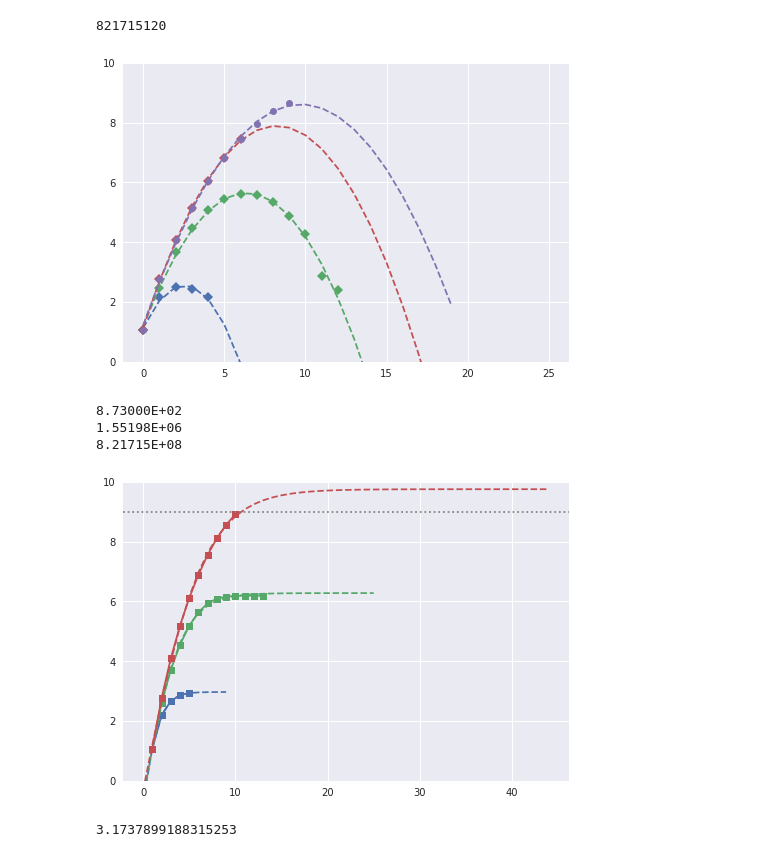
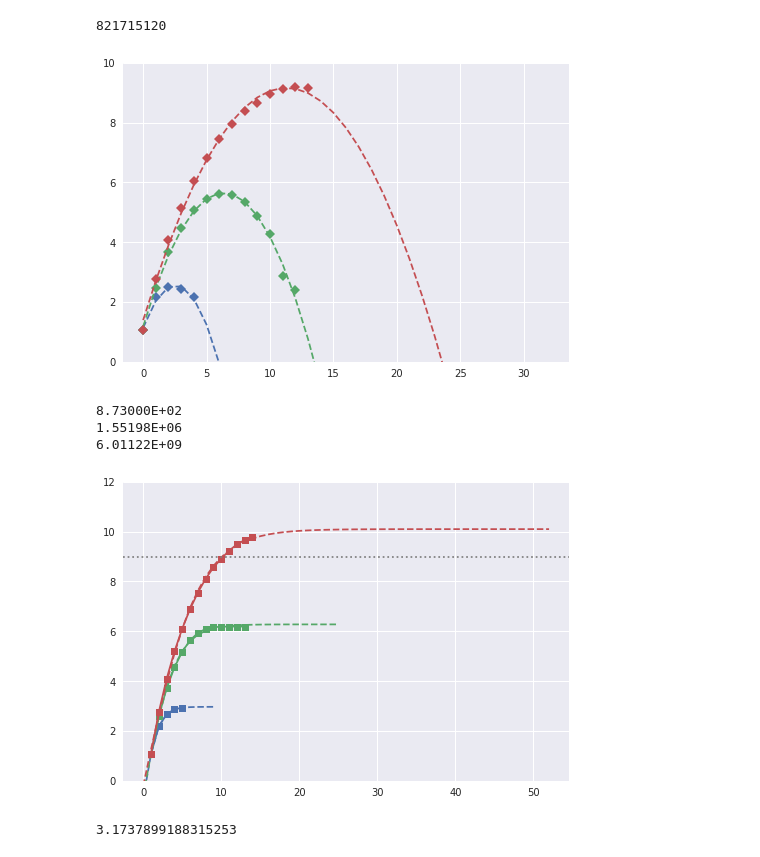
Before and after one commit to cygnus2/FQLMs, a Jupyter notebook: python_notebooks/state_scaling.ipynb, the cells around one changed output. Saved outputs shown, nothing was run; the diff lists cells and outputs as text; code cells hidden in the pictures.

```diff
--- a/python_notebooks/state_scaling.ipynb
+++ b/python_notebooks/state_scaling.ipynb
@@ -80,41 +82,40 @@ from scipy.optimize import curve_fit
 states = {
     2: [12, 144, 308, 265, 144],
     4: [12, 284, 4736, 30528, 116204, 284224, 424576, 385024, 213696, 72576, 18992, 768, 256],
-    6 : [12, 576, 11928, 143136, 1137900, 6509808, 28093040], #93132144, 236314128, 456372448],
-    8 : [12, 576, 11928, 143136, 1137900, 6509808, 28093040, 93132144, 236314128, 456372448]
+    6 : [12, 576, 11928, 143136, 1137900, 6509808, 28093040, 93132144, 236314128, 456372448, 912744896, 1348113888, 1543935936, 1384706304]
 }
 
 cutoffs = {k : len(states[k]) for k in states}
 cutoffs[6] += 5
 
 with plt.style.context('seaborn'):
     fig, ax = plt.subplots()
 
 
     for i, (Lz, s) in enumerate(states.items()):
 
         x = np.arange(len(s))
         y = np.log10(s)
         line = ax.plot(x, y, ls='', marker='o' if Lz==8 else 'D')
 
 
         func = lambda x, a, b, c: a + b*x + c*x**2
         p, c = curve_fit(func, x, y)
         xf = np.arange(len(y)+cutoffs[Lz])
         ax.plot(xf, func(xf, *p), color=line[0].get_color(), ls='--')
 
 #     x_guess = [8, 9, 10]
 #     y_guess = np.array([1.5*1e8, 1.5*1e8, 1e8])
 #     ax.plot(x_guess, np.log10(y_guess), marker='o', color='black', ls='')
 
     ax.set_ylim(0,10)
 # %% [output]
-[figure, old version]
+[figure, new version]
 # %%
 states = {
     2: [12, 144, 308, 265, 144],
     4: [12, 384, 4736, 30528, 116204, 284224, 424576, 385024, 213696, 72576, 18992, 768, 256],
-    6 : [12, 576, 11928, 143136, 1137900, 6509808, 28093040, 93132144, 236314128, 456372448],
+    6 : [12, 576, 11928, 143136, 1137900, 6509808, 28093040, 93132144, 236314128, 456372448, 912744896, 1348113888, 1543935936, 1384706304]
 }
 
 cutoffs = {k : len(states[k]) for k in states}
@@ -141,13 +142,13 @@ with plt.style.context('seaborn'):
 
     ax.axhline(9, ls=':', color='gray')
 
-    ax.set_ylim(0,10)
+    ax.set_ylim(0,12)
 #     ax.set_yscale('log')
 # %% [output]
 8.73000E+02
 1.55198E+06
-8.21715E+08
+6.01122E+09
-[figure, old version]
+[figure, new version]
 # %%
 4667.891445844/1470.76257888
 # %% [output]
```
Also changed, not shown: parts of 2 cells of this notebook, 10 other files.
